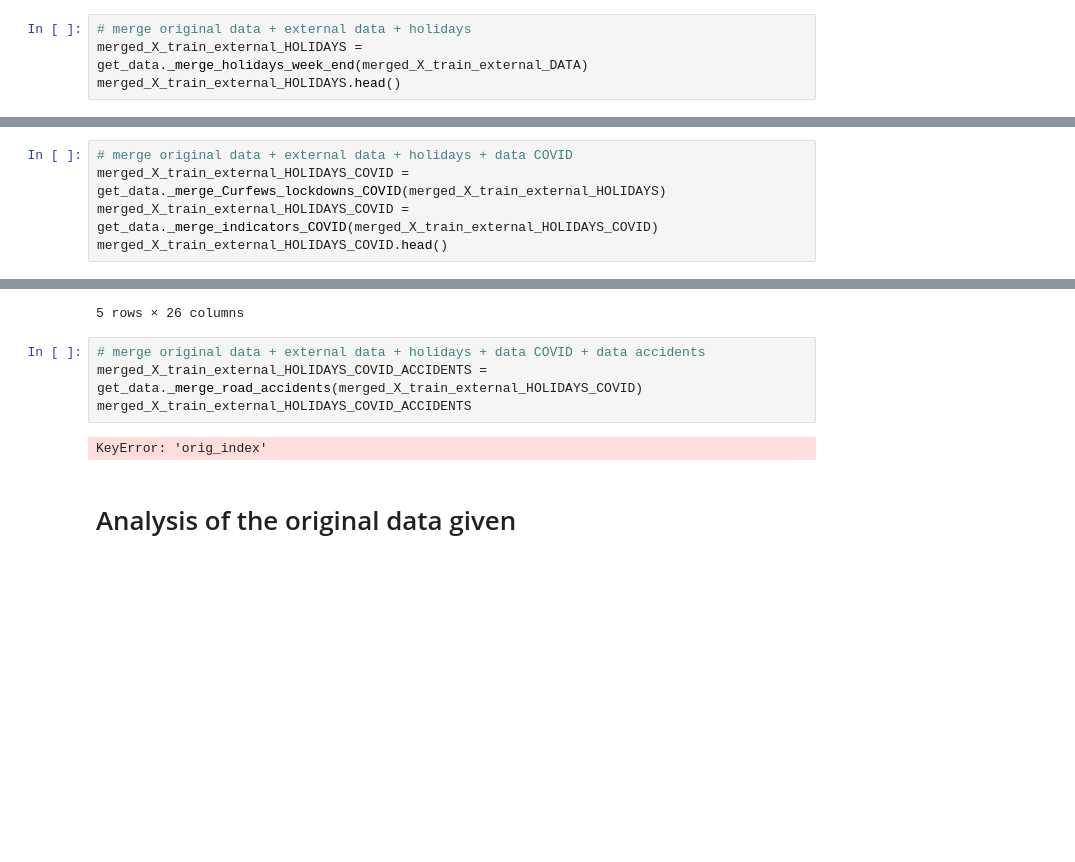
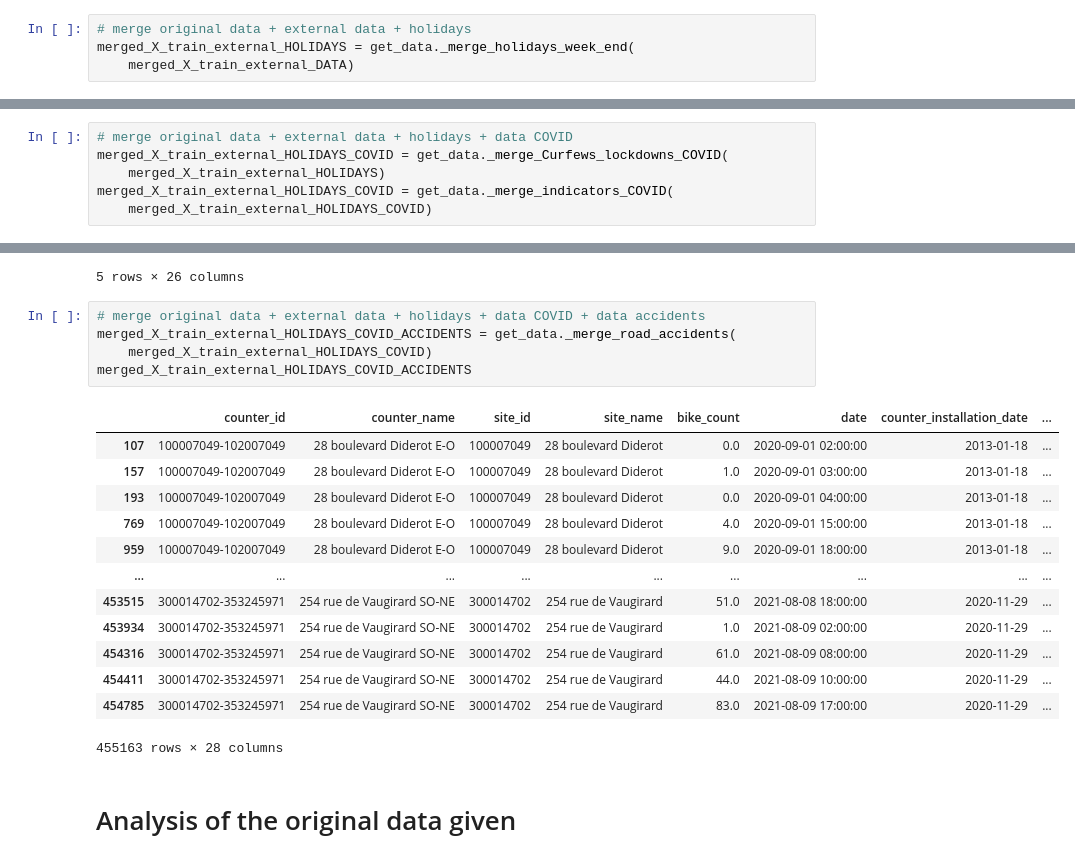
Before and after one commit to ThomasBrdes/bike-count-DSB, a Jupyter notebook: Data_exploration.ipynb, the cells around one changed output, grey strips where cells are left out. Drawn from its saved outputs; the diff is of its cells as text; blank space fills up the shorter version.

```diff
--- a/Data_exploration.ipynb
+++ b/Data_exploration.ipynb
@@ -36,8 +34,8 @@ merged_X_train_external_DATA.head()
 | 959 | 100007049-102007049 | 28 boulevard Diderot E-O | 100007049 | 28 boulevard Diderot | 9.0 | 2020-09-01 18:00:00 | 2013-01-18 | ... |
 # %%
 # merge original data + external data + holidays
-merged_X_train_external_HOLIDAYS = get_data._merge_holidays_week_end(merged_X_train_external_DATA)
-merged_X_train_external_HOLIDAYS.head()
+merged_X_train_external_HOLIDAYS = get_data._merge_holidays_week_end(
+    merged_X_train_external_DATA)
 # %% [output]
 |  | counter_id | counter_name | site_id | site_name | bike_count | date | counter_installation_date | ... |
 | 107 | 100007049-102007049 | 28 boulevard Diderot E-O | 100007049 | 28 boulevard Diderot | 0.0 | 2020-09-01 02:00:00 | 2013-01-18 | ... |
@@ -47,9 +45,10 @@ merged_X_train_external_HOLIDAYS.head()
 | 959 | 100007049-102007049 | 28 boulevard Diderot E-O | 100007049 | 28 boulevard Diderot | 9.0 | 2020-09-01 18:00:00 | 2013-01-18 | ... |
 # %%
 # merge original data + external data + holidays + data COVID
-merged_X_train_external_HOLIDAYS_COVID = get_data._merge_Curfews_lockdowns_COVID(merged_X_train_external_HOLIDAYS)
-merged_X_train_external_HOLIDAYS_COVID = get_data._merge_indicators_COVID(merged_X_train_external_HOLIDAYS_COVID)
-merged_X_train_external_HOLIDAYS_COVID.head()
+merged_X_train_external_HOLIDAYS_COVID = get_data._merge_Curfews_lockdowns_COVID(
+    merged_X_train_external_HOLIDAYS)
+merged_X_train_external_HOLIDAYS_COVID = get_data._merge_indicators_COVID(
+    merged_X_train_external_HOLIDAYS_COVID)
 # %% [output]
 |  | counter_id | counter_name | site_id | site_name | bike_count | date | counter_installation_date | ... |
 | 107 | 100007049-102007049 | 28 boulevard Diderot E-O | 100007049 | 28 boulevard Diderot | 0.0 | 2020-09-01 02:00:00 | 2013-01-18 | ... |
@@ -60,10 +59,23 @@ merged_X_train_external_HOLIDAYS_COVID.head()
 5 rows × 26 columns
 # %%
 # merge original data + external data + holidays + data COVID + data accidents
-merged_X_train_external_HOLIDAYS_COVID_ACCIDENTS = get_data._merge_road_accidents(merged_X_train_external_HOLIDAYS_COVID)
+merged_X_train_external_HOLIDAYS_COVID_ACCIDENTS = get_data._merge_road_accidents(
+    merged_X_train_external_HOLIDAYS_COVID)
 merged_X_train_external_HOLIDAYS_COVID_ACCIDENTS
 # %% [output]
+|  | counter_id | counter_name | site_id | site_name | bike_count | date | counter_installation_date | ... |
+| 107 | 100007049-102007049 | 28 boulevard Diderot E-O | 100007049 | 28 boulevard Diderot | 0.0 | 2020-09-01 02:00:00 | 2013-01-18 | ... |
+| 157 | 100007049-102007049 | 28 boulevard Diderot E-O | 100007049 | 28 boulevard Diderot | 1.0 | 2020-09-01 03:00:00 | 2013-01-18 | ... |
+| 193 | 100007049-102007049 | 28 boulevard Diderot E-O | 100007049 | 28 boulevard Diderot | 0.0 | 2020-09-01 04:00:00 | 2013-01-18 | ... |
+| 769 | 100007049-102007049 | 28 boulevard Diderot E-O | 100007049 | 28 boulevard Diderot | 4.0 | 2020-09-01 15:00:00 | 2013-01-18 | ... |
+| 959 | 100007049-102007049 | 28 boulevard Diderot E-O | 100007049 | 28 boulevard Diderot | 9.0 | 2020-09-01 18:00:00 | 2013-01-18 | ... |
+| ... | ... | ... | ... | ... | ... | ... | ... | ... |
+| 453515 | 300014702-353245971 | 254 rue de Vaugirard SO-NE | 300014702 | 254 rue de Vaugirard | 51.0 | 2021-08-08 18:00:00 | 2020-11-29 | ... |
+| 453934 | 300014702-353245971 | 254 rue de Vaugirard SO-NE | 300014702 | 254 rue de Vaugirard | 1.0 | 2021-08-09 02:00:00 | 2020-11-29 | ... |
+| 454316 | 300014702-353245971 | 254 rue de Vaugirard SO-NE | 300014702 | 254 rue de Vaugirard | 61.0 | 2021-08-09 08:00:00 | 2020-11-29 | ... |
+| 454411 | 300014702-353245971 | 254 rue de Vaugirard SO-NE | 300014702 | 254 rue de Vaugirard | 44.0 | 2021-08-09 10:00:00 | 2020-11-29 | ... |
+| 454785 | 300014702-353245971 | 254 rue de Vaugirard SO-NE | 300014702 | 254 rue de Vaugirard | 83.0 | 2021-08-09 17:00:00 | 2020-11-29 | ... |
-KeyError: 'orig_index'
+455163 rows × 28 columns
 # %% [markdown]
 # Analysis of the original data given
 # %%
```
Also changed, not shown: parts of 9 cells of this notebook, 9 other files.
